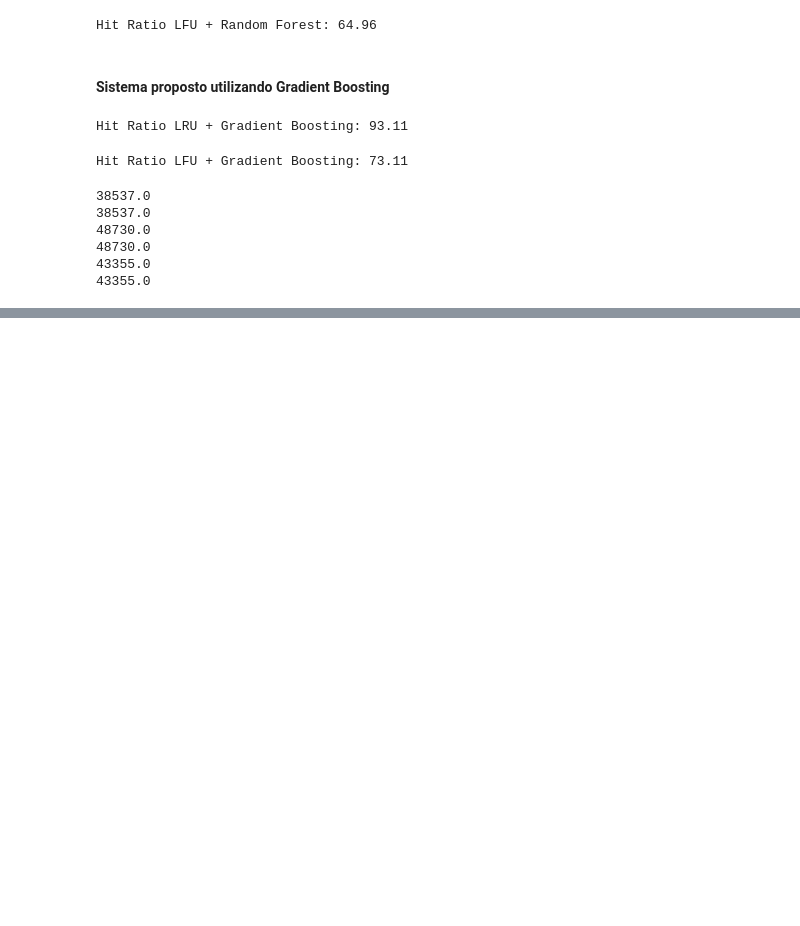
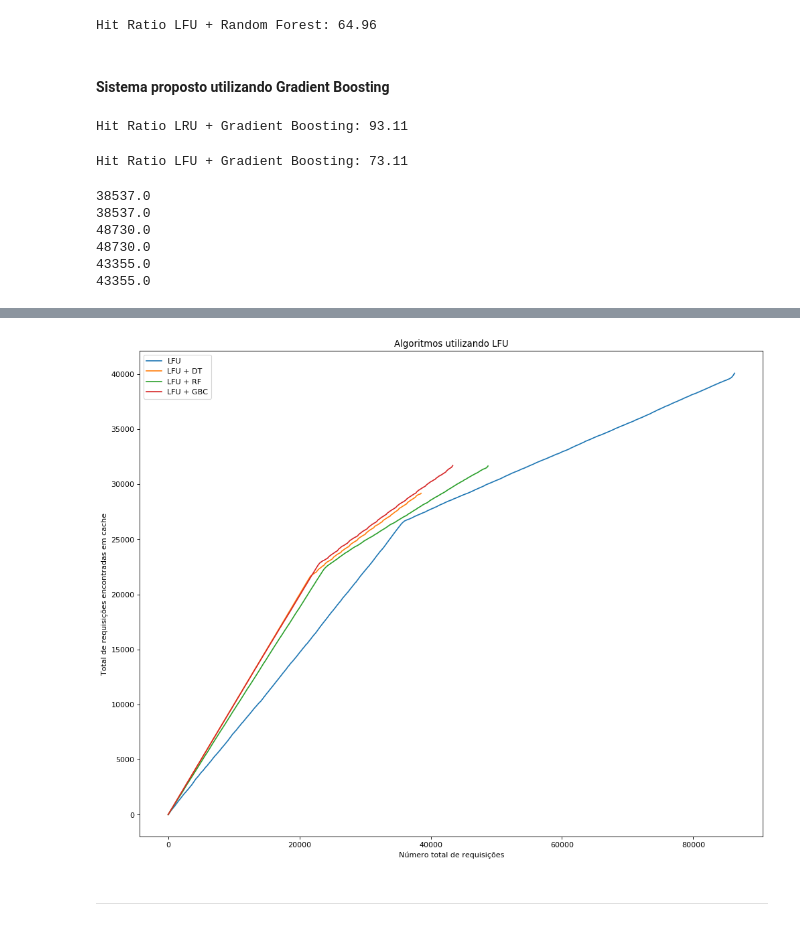
Before and after one commit to alexandreio/Web-Proxy-Cache-Inteligente, a Jupyter notebook: 2 - Versão Final.ipynb, the cells around one changed output, grey strips where cells are left out. Cells and saved outputs as stored; diff of their text form; code cells hidden in the pictures; blank space fills up the shorter version.

```diff
--- a/2 - Versão Final.ipynb
+++ b/2 - Versão Final.ipynb
@@ -508,0 +506,21 @@ Se o algoritmo de classificação diz que n tem necessidade de consultar o algor
+# %%
+figure(num=None, figsize=(15, 12), dpi=80, facecolor='w', edgecolor='k')
+
+# plt.plot(counter_LRU, label="LRU")
+plt.plot(counter_LFU, label="LFU")
+
+# plt.plot(counter_LRU_DT, label="LRU + DT")
+plt.plot(counter_LFU_DT, label="LFU + DT")
+# plt.plot(counter_LRU_RF, label="LRU + RF")
+plt.plot(counter_LFU_RF, label="LFU + RF")
+# plt.plot(counter_LRU_GBC, label="LRU + GBC")
+plt.plot(counter_LFU_GBC, label="LFU + GBC")
+plt.title("Algoritmos utilizando LFU")
+plt.xlabel('Número total de requisições')
+plt.ylabel('Total de requisições encontradas em cache')
+plt.legend()
+plt.show()
+# %% [output]
+[figure, added]
+# %% [markdown]
+----
```
Also changed, not shown: parts of 32 cells of this notebook.
